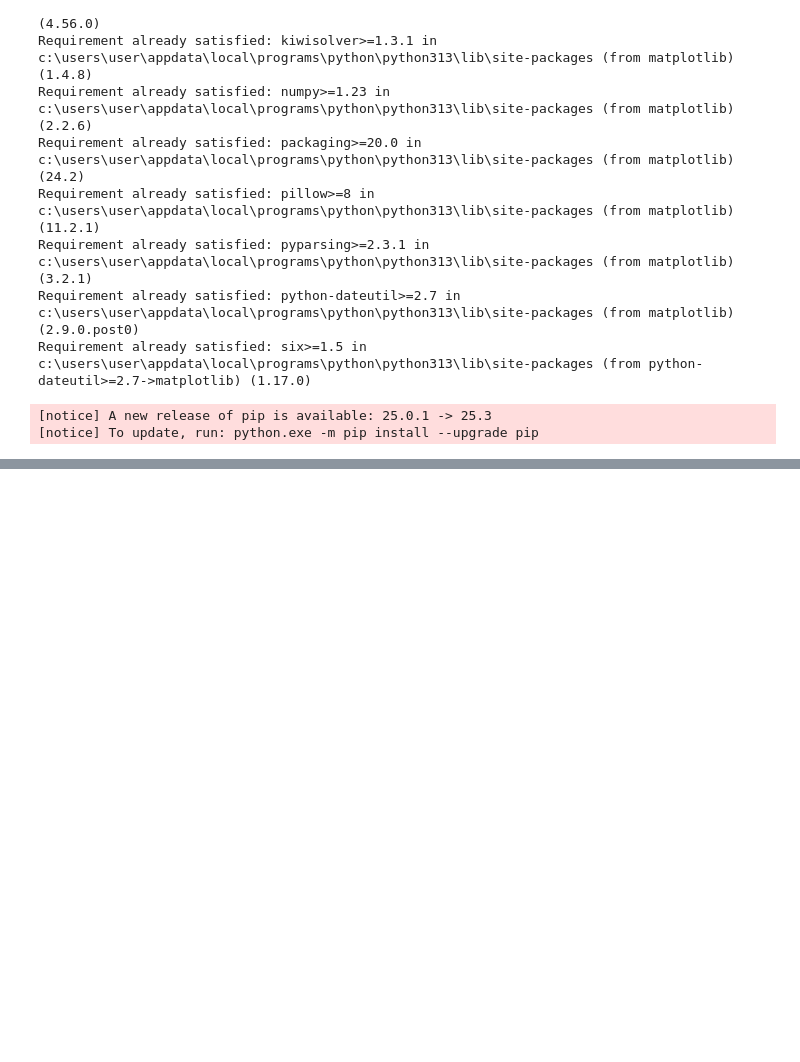
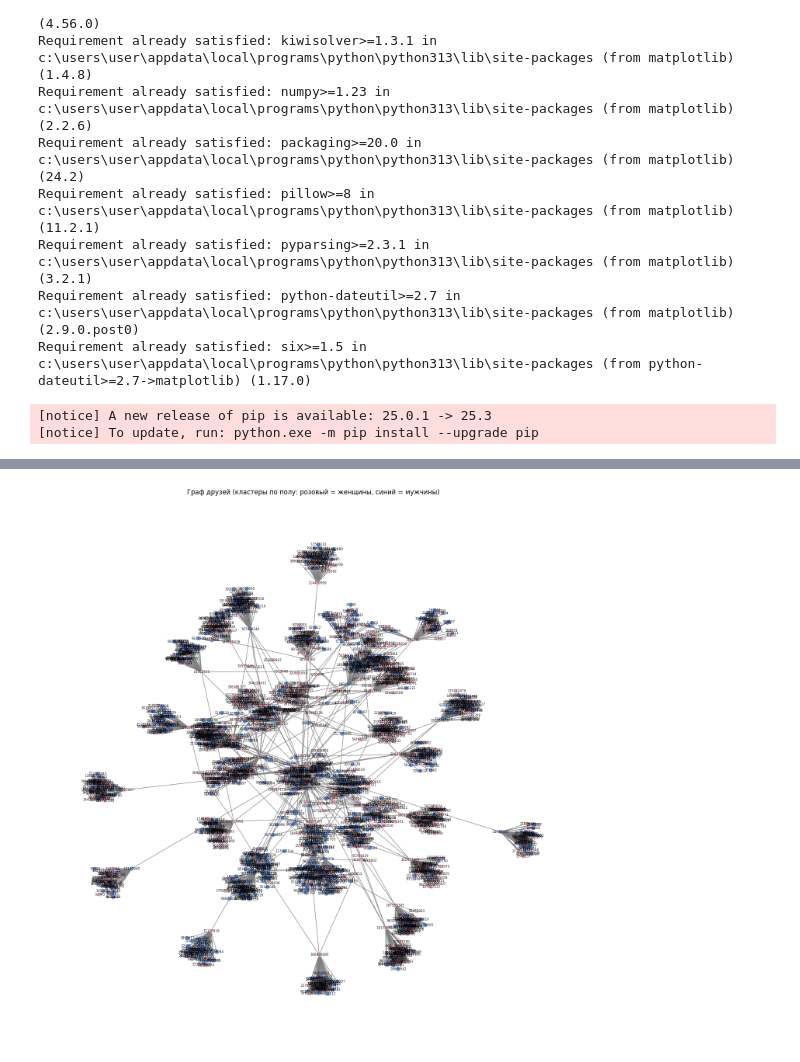
Before and after one commit to lostsky25/VK_API_Project, a Jupyter notebook: vk_api.ipynb, the cells around one changed output, grey strips where cells are left out. Drawn from its saved outputs; the diff is of its cells as text; code cells hidden in the pictures; blank space fills up the shorter version.

```diff
--- a/vk_api.ipynb
+++ b/vk_api.ipynb
@@ -316,0 +377,54 @@ plt.show()
+# %%
+import pandas as pd
+import networkx as nx
+import matplotlib.pyplot as plt
+
+# Загружаем CSV, который содержит пол и города
+df = pd.read_csv(f"friends_graph_{central_user_id}.csv")
+
+# Строим граф
+G = nx.from_pandas_edgelist(df, "from_id", "to_id")
+
+# --- Собираем пол пользователя из CSV ----
+sex_map = {}
+
+# "from" данные
+for _, row in df.iterrows():
+    if not pd.isna(row["from_sex"]):
+        sex_map[row["from_id"]] = int(row["from_sex"])
+
+# "to" данные
+for _, row in df.iterrows():
+    if not pd.isna(row["to_sex"]):
+        sex_map[row["to_id"]] = int(row["to_sex"])
+
+# ---- Цвета по полу ----
+def get_color(node):
+    sex = sex_map.get(node, 0)
+    if sex == 1:
+        return "pink"             # женщины
+    elif sex == 2:
+        return "cornflowerblue"   # мужчины
+    return "gray"                 # неизвестно
+
+node_colors = [get_color(n) for n in G.nodes()]
+
+# ---- Рисуем граф ----
+plt.figure(figsize=(14, 14))
+pos = nx.spring_layout(G, seed=42)
+
+nx.draw(
+    G,
+    pos,
+    node_color=node_colors,
+    with_labels=True,
+    font_size=6,
+    node_size=40,
+    edge_color="gray",
+    alpha=0.9,
+)
+
+plt.title("Граф друзей (кластеры по полу: розовый = женщины, синий = мужчины)")
+plt.show()
+# %% [output]
+[figure, added]
```
Also changed, not shown: parts of 12 cells of this notebook, 44 other files.
